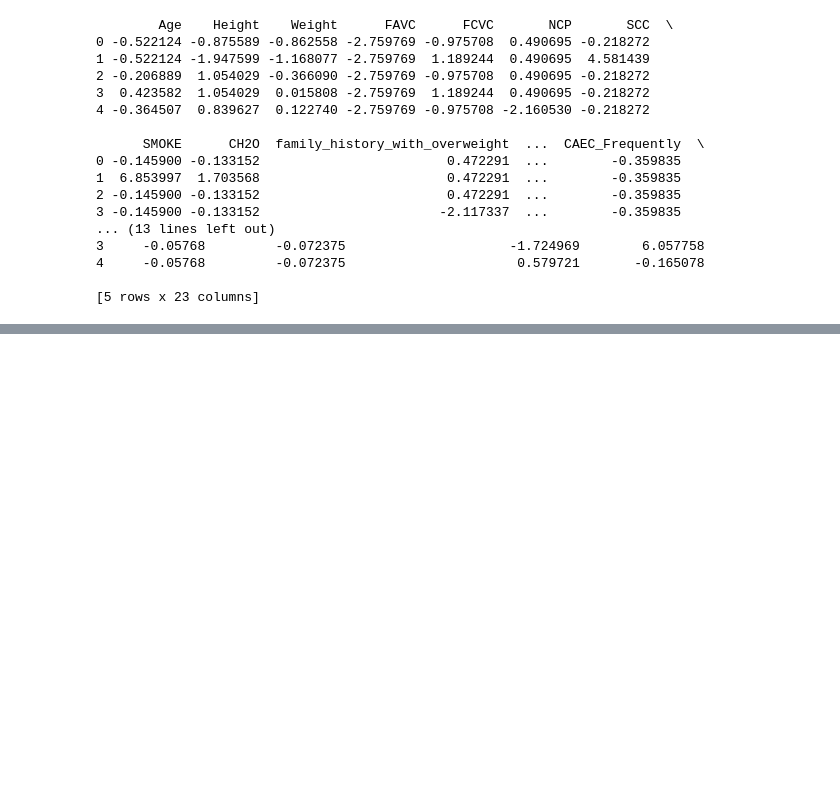
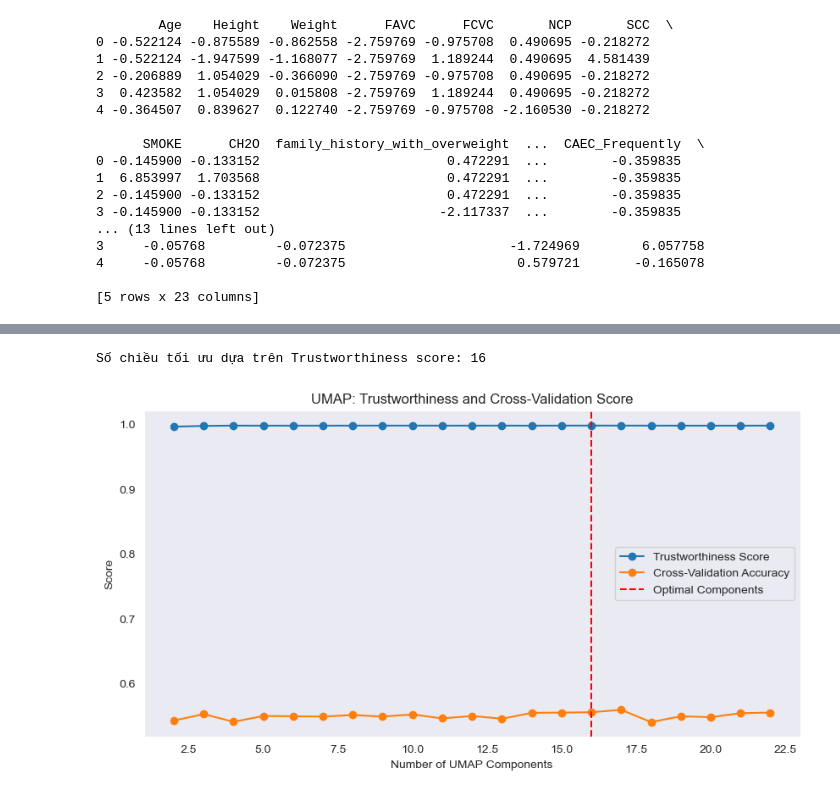
Before and after one commit to Anbt0106/Obesity-Classification, a Jupyter notebook: DataVisualization.ipynb, the cells around one changed output, grey strips where cells are left out. Cells and saved outputs as stored; diff of their text form; code cells hidden in the pictures; blank space fills up the shorter version.

```diff
--- a/DataVisualization.ipynb
+++ b/DataVisualization.ipynb
@@ -127,0 +199,44 @@ print(principal_df.head())
+# %%
+# Import thư viện
+import umap.umap_ as umap_learn  # Thư viện chuẩn của umap-learn
+from sklearn.ensemble import RandomForestClassifier
+from sklearn.model_selection import cross_val_score
+from sklearn.manifold import trustworthiness
+from sklearn.neighbors import KNeighborsClassifier as KNN
+
+# Thử nghiệm UMAP với các số chiều khác nhau
+n_components_list = range(2, scaled_df.shape[1])
+trustworthiness_scores = []
+cv_scores = []
+
+for n in n_components_list:
+    # Giảm chiều với UMAP
+    reducer = umap_learn.UMAP(n_components=n)
+    X_reduced = reducer.fit_transform(X)
+
+    # Tính Trustworthiness score
+    score = trustworthiness(X, X_reduced)
+    trustworthiness_scores.append(score)
+
+    # Đánh giá mô hình học máy (KNN) với cross-validation
+    model = KNN(n_neighbors=5)
+    cv_score = np.mean(cross_val_score(model, X_reduced, y, cv=5))
+    cv_scores.append(cv_score)
+
+# Hiển thị số chiều tối ưu dựa trên Trustworthiness score
+optimal_components_umap = n_components_list[np.argmax(trustworthiness_scores)]
+print(f"Số chiều tối ưu dựa trên Trustworthiness score: {optimal_components_umap}")
+# Vẽ biểu đồ Trustworthiness và CV Score
+plt.figure(figsize=(10, 5))
+plt.plot(n_components_list, trustworthiness_scores, label="Trustworthiness Score", marker='o')
+plt.plot(n_components_list, cv_scores, label="Cross-Validation Accuracy", marker='o')
+plt.axvline(x=optimal_components_umap, color='r', linestyle='--', label='Optimal Components')
+plt.xlabel('Number of UMAP Components')
+plt.ylabel('Score')
+plt.title('UMAP: Trustworthiness and Cross-Validation Score')
+plt.legend()
+plt.grid()
+plt.show()
+# %% [output]
+Số chiều tối ưu dựa trên Trustworthiness score: 16
+[figure, added]
```
Also changed, not shown: parts of 12 cells of this notebook, 5 other files.
